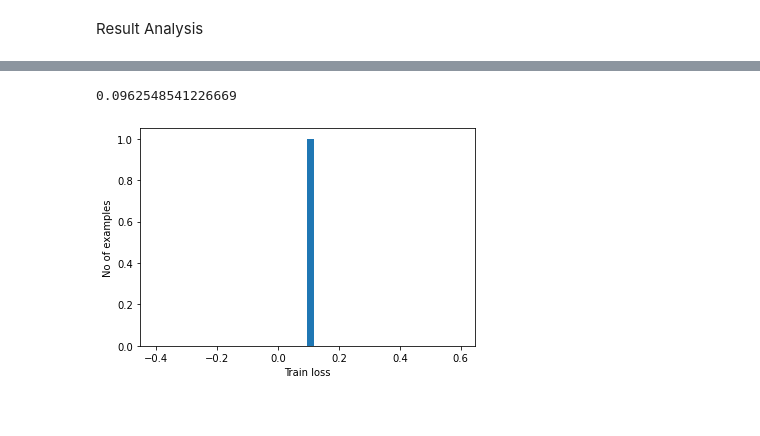
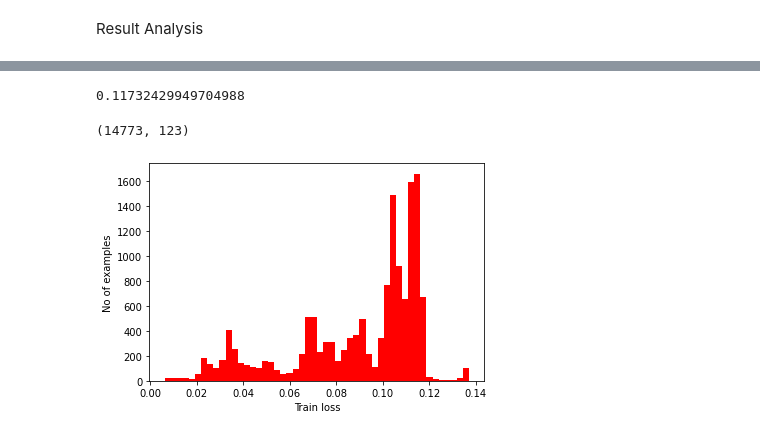
Before and after one commit to roguetech/ML-NIDS, a Jupyter notebook: Network_Instrusion_detection.ipynb, the cells around one changed output, grey strips where cells are left out. Saved outputs shown, nothing was run; the diff lists cells and outputs as text; code cells hidden in the pictures.

```diff
--- a/Network_Instrusion_detection.ipynb
+++ b/Network_Instrusion_detection.ipynb
@@ -360,3 +364,5 @@ test_X
+# %%
+attacks = test_X.loc[test_X['attack_type_abnormal'] == 1]
 # %%
 test_X = test_X.loc[test_X['attack_type_normal'] == 1]
 # %% [markdown]
@@ -398,6 +404,10 @@ norm_packet:         duration  protocol_type_icmp  protocol_type_tcp  protocol_t
 [43857 rows x 123 columns]
 |  | duration | protocol_type_icmp | protocol_type_tcp | protocol_type_udp | service_IRC | service_X11 | ... |
 | 110212 | 0.0 | 0 | 1 | 0 | 0 | 0 | ... |
+# %%
+attacks = attacks.drop(['attack_type_abnormal','attack_type_normal'], axis =1)
 # %%
 train_X_values = train_X_final.values
 test_X_values = test_X_final.values
+
+attacks_values = attacks.values
@@ -480,21 +498,25 @@ threshold
 # %%
-prediction2 = autoencoder_model.predict(attack.values)
+prediction2 = autoencoder_model.predict(attacks_values)
 #score2 = tf.keras.losses.mae(prediction2, norm_packet.values)
-score2 = tf.keras.losses.mae(prediction2, attack.values)
-#score2 = np.sqrt(metrics.mean_squared_error(prediction1,attack.values))
+score2 = tf.keras.losses.mae(prediction2, attacks_values)
+#score2 = np.sqrt(metrics.mean_squared_error(prediction1,attacks.values))
 
 score2
 threshold2 = np.mean(score2) + np.std(score2)
 threshold2
 # %% [output]
-0.0962548541226669
+0.11732429949704988
+# %%
+attacks_values.shape
+# %% [output]
+(14773, 123)
 # %%
-plt.hist(score2[None,:], bins=50)
+plt.hist(score2[None,:], bins=50, color='red')
 plt.xlabel("Train loss")
 plt.ylabel("No of examples")
 plt.show()
 # %% [output]
-[figure, old version]
+[figure, new version]
 # %%
 prediction3 = autoencoder_model.predict(test_X_values)
 score3 = tf.keras.losses.mae(prediction3, test_X_values)
```
Also changed, not shown: parts of 12 cells of this notebook.
